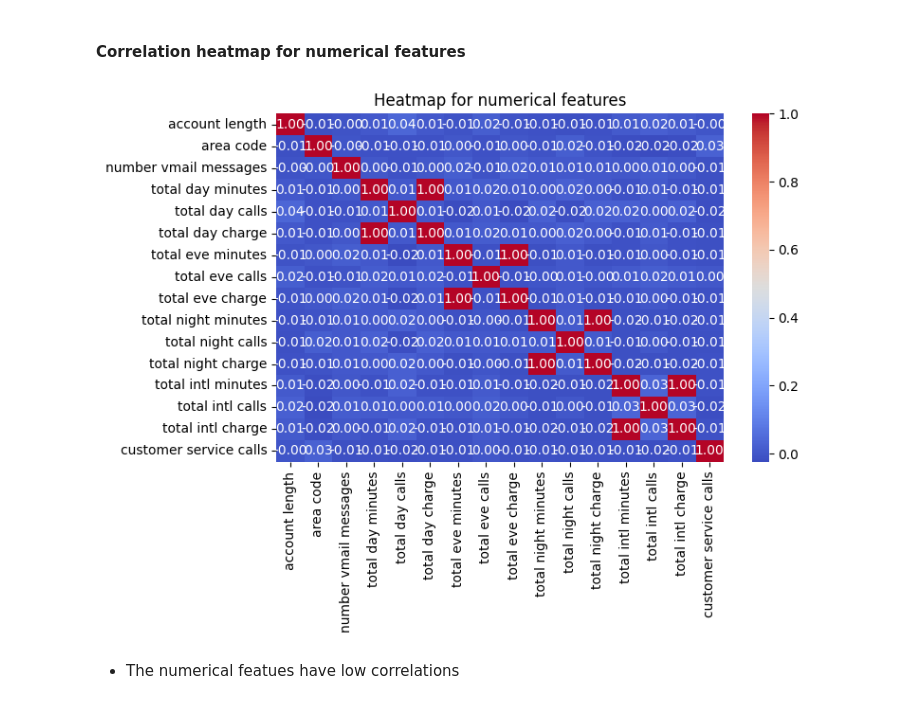
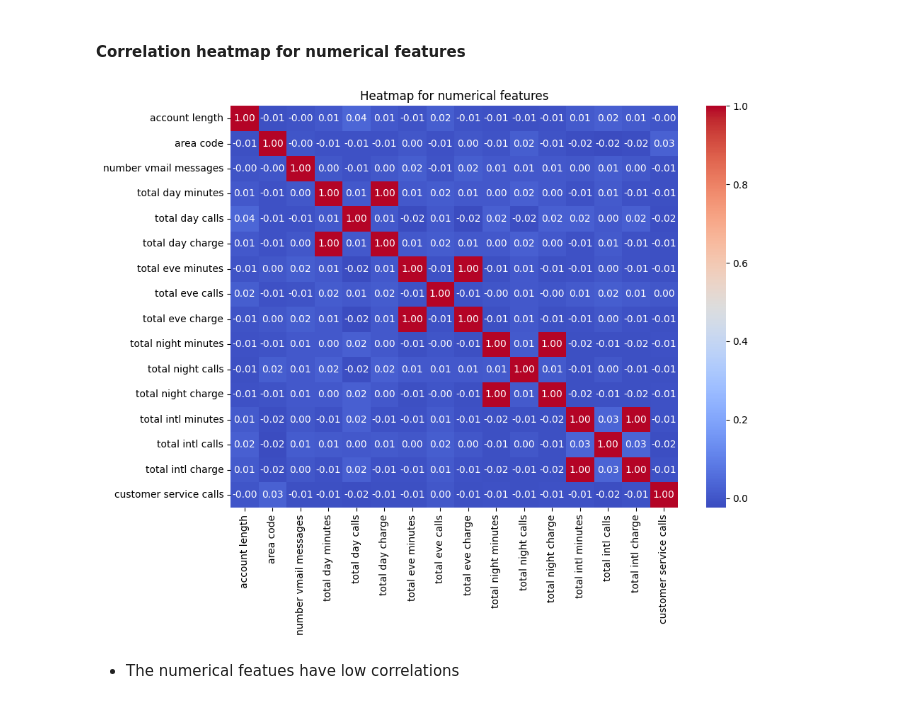
Before and after one commit to charlesot/DSF-PT08P3-Phase-3-project-, a Jupyter notebook: index.ipynb, the cells around one changed output. Saved outputs shown, nothing was run; the diff lists cells and outputs as text; code cells hidden in the pictures.

```diff
--- a/index.ipynb
+++ b/index.ipynb
@@ -420,13 +422,13 @@ plot_boxplot(df,'customer service calls')
 # %% [markdown]
 #### Correlation heatmap for numerical features ####
 # %%
-plt.figure(figsize=(8,6))
+plt.figure(figsize=(10,8))
 sns.heatmap(numerical_df.corr(),annot= True,cmap='coolwarm', fmt='.2f')
 plt.title('Heatmap for numerical features')
 plt.tight_layout()
 plt.show()
 # %% [output]
-[figure, old version]
+[figure, new version]
 # %% [markdown]
 * The numerical featues have low correlations
 # %% [markdown]
```
Also changed, not shown: parts of 7 cells of this notebook.
